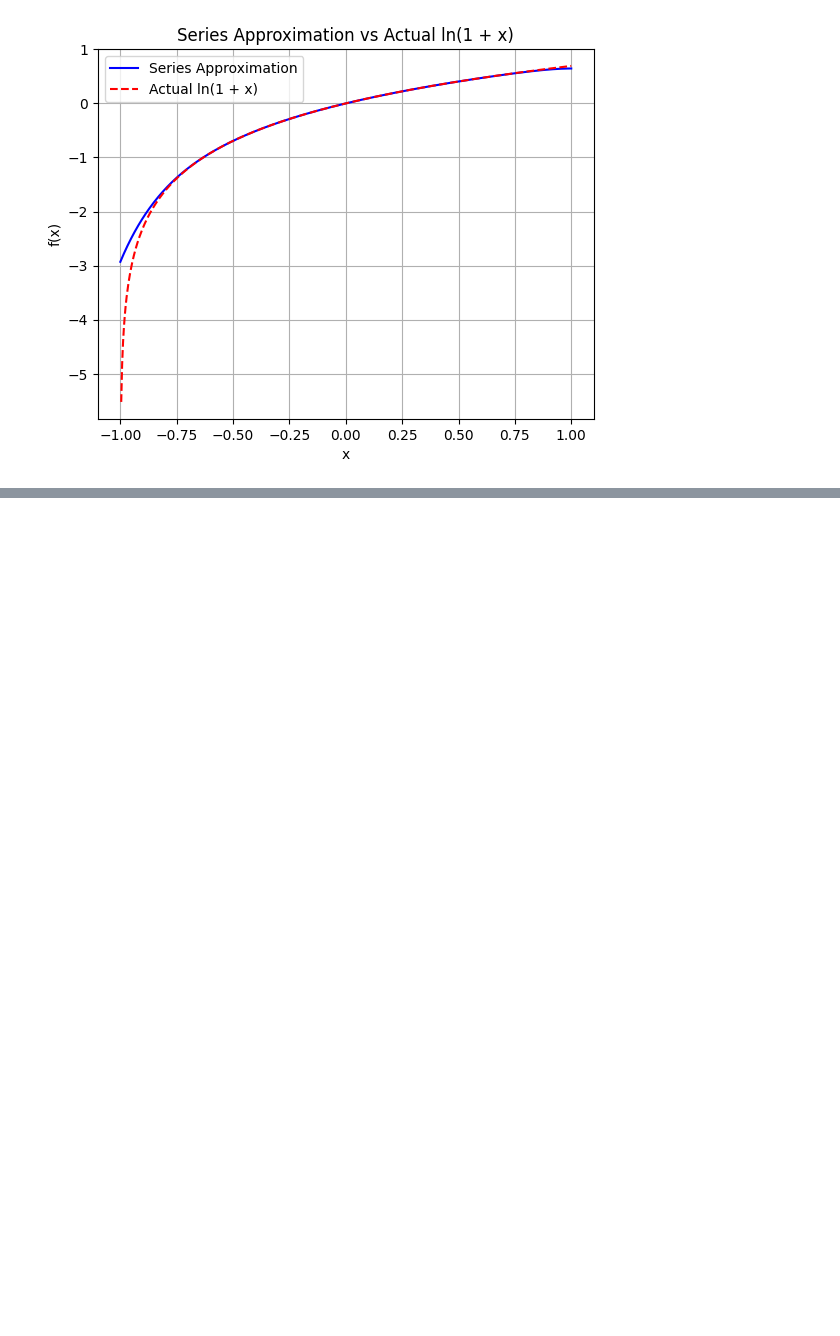
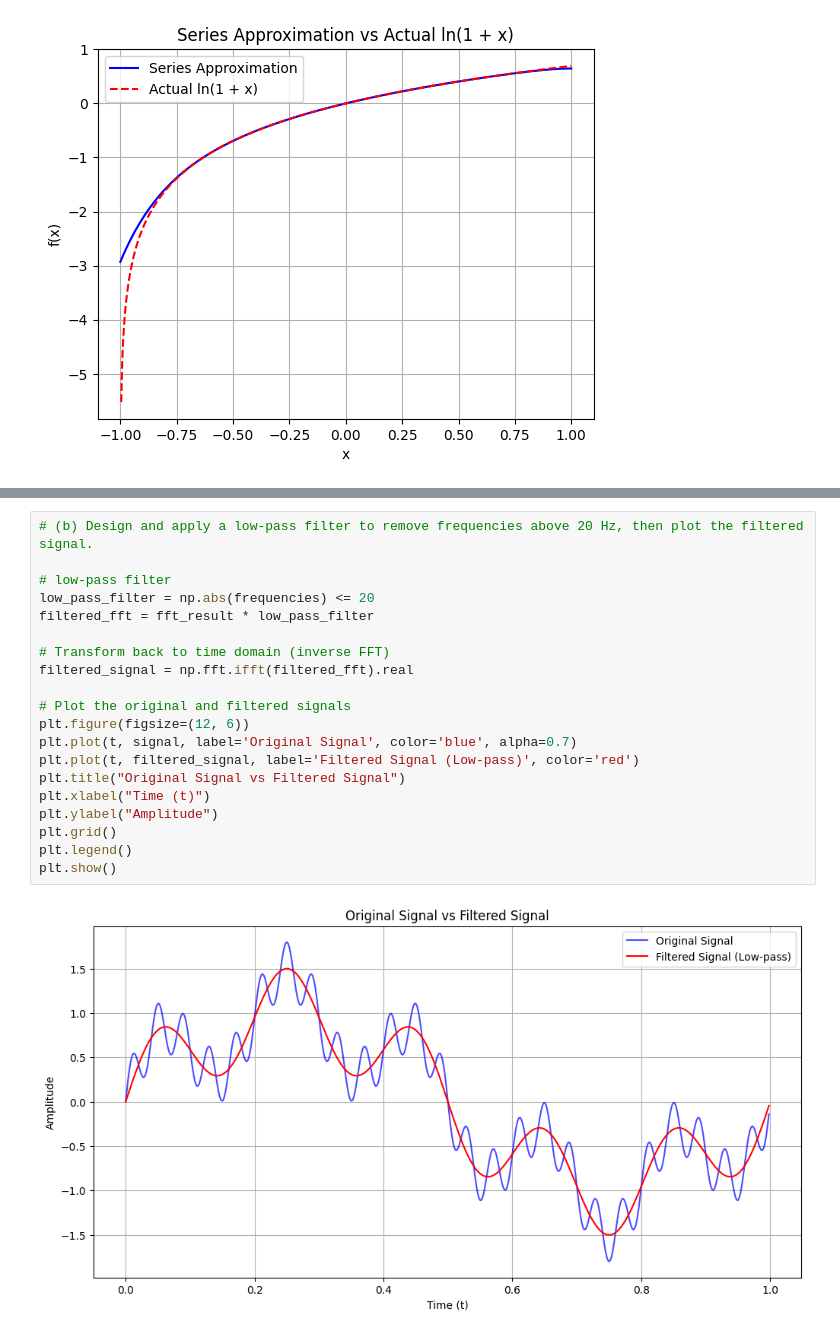
Before and after one commit to TeranS22/CM2607_CW_2409084, a Jupyter notebook: CM2607_2409084.ipynb, the cells around one changed output, grey strips where cells are left out. Drawn from its saved outputs; the diff is of its cells as text; blank space fills up the shorter version.

```diff
--- a/CM2607_2409084.ipynb
+++ b/CM2607_2409084.ipynb
@@ -191,0 +229,22 @@ display(Explanation)
+# %%
+# (b) Design and apply a low-pass filter to remove frequencies above 20 Hz, then plot the filtered signal.
+
+# low-pass filter
+low_pass_filter = np.abs(frequencies) <= 20
+filtered_fft = fft_result * low_pass_filter
+
+# Transform back to time domain (inverse FFT)
+filtered_signal = np.fft.ifft(filtered_fft).real
+
+# Plot the original and filtered signals
+plt.figure(figsize=(12, 6))
+plt.plot(t, signal, label='Original Signal', color='blue', alpha=0.7)
+plt.plot(t, filtered_signal, label='Filtered Signal (Low-pass)', color='red')
+plt.title("Original Signal vs Filtered Signal")
+plt.xlabel("Time (t)")
+plt.ylabel("Amplitude")
+plt.grid()
+plt.legend()
+plt.show()
+# %% [output]
+[figure, added]
```
Also changed, not shown: parts of 5 cells of this notebook.
